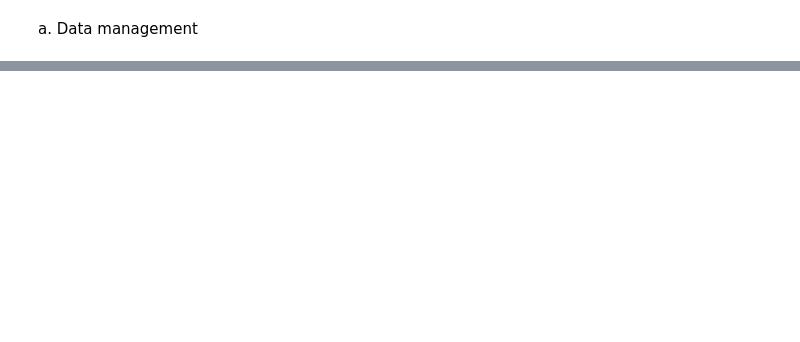
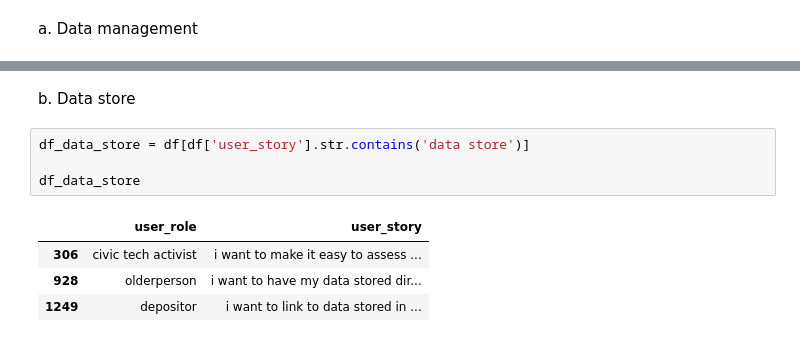
Before and after one commit to prvn-codes/18xd82-nlp-hackathon, a Jupyter notebook: 18pd26-hackathon.ipynb, the cells around one changed output, grey strips where cells are left out. Drawn from its saved outputs; the diff is of its cells as text; blank space fills up the shorter version.

```diff
--- a/18pd26-hackathon.ipynb
+++ b/18pd26-hackathon.ipynb
@@ -123,0 +119,11 @@ df[df['user_role'] == 'data manager']
+# %% [markdown]
+b. Data store
+# %%
+df_data_store = df[df['user_story'].str.contains('data store')]
+
+df_data_store
+# %% [output]
+|  | user_role | user_story |
+| 306 | civic tech activist | i want to make it easy to assess ... |
+| 928 | olderperson | i want to have my data stored dir... |
+| 1249 | depositor | i want to link to data stored in ... |
```
Also changed, not shown: parts of 17 cells of this notebook, 3 other files.
